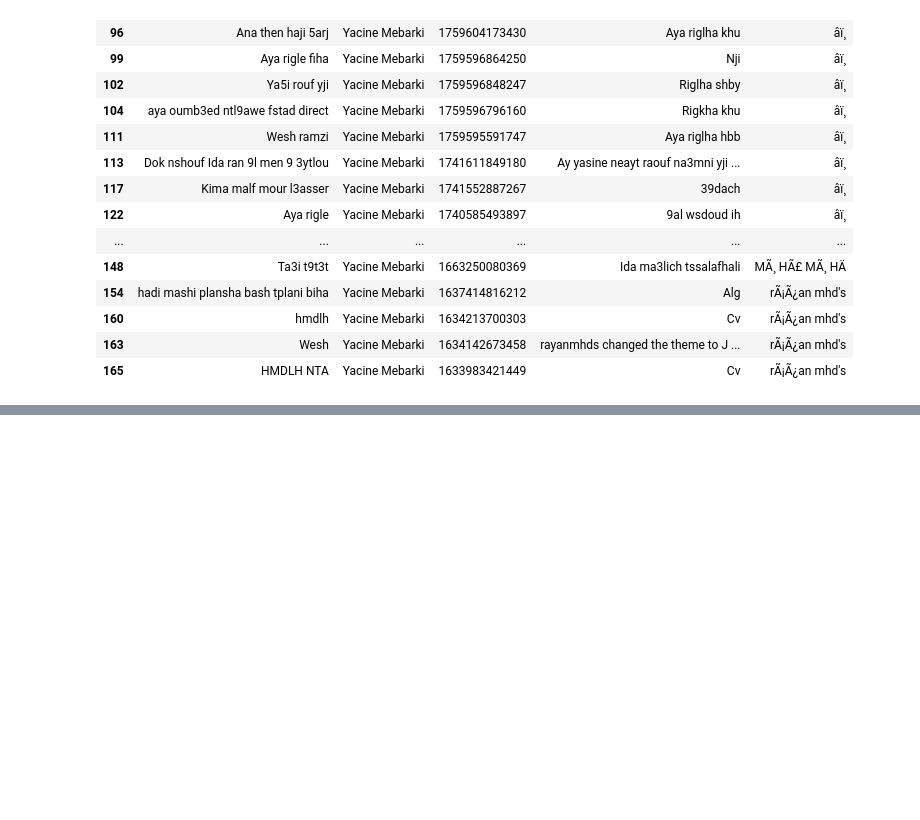
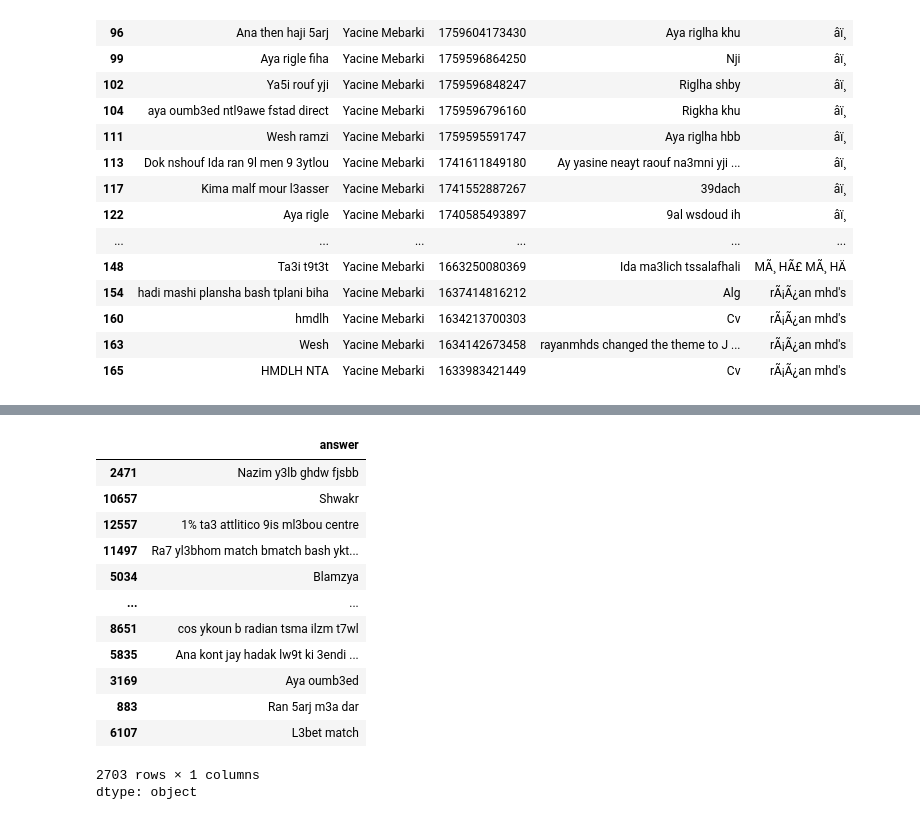
Before and after one commit to yacinemebarki/talk_like_me_gpt, a Jupyter notebook: building_model/Untitled2.ipynb, the cells around one changed output, grey strips where cells are left out. Cells and saved outputs as stored; diff of their text form; code cells hidden in the pictures; blank space fills up the shorter version.

```diff
--- a/building_model/Untitled2.ipynb
+++ b/building_model/Untitled2.ipynb
@@ -270,10 +270,5 @@ from sklearn.model_selection import train_test_split
 df=df.reset_index()
 df=df.drop(columns=["index"])
 # %%
-x=df["answer"]
-y=df["message"]
+x=df["message"]
+y=df["answer"]
-# %%
-tok_m=Tokenizer()
-tok_a=Tokenizer()
-tok_m.fit_on_texts(x)
-tok_a.fit_on_texts(y)
@@ -279,0 +286,2 @@ tok_a.fit_on_texts(y)
+# %%
+x_train,x_test,y_train,y_test=train_test_split(x,y,test_size=0.2,random_state=42)
@@ -283,5 +311,3 @@ y_seq=tok_a.texts_to_sequences(y)
 # %%
 x_seq=pad_sequences(x_seq,maxlen=32)
 y_seq=pad_sequences(y_seq,maxlen=32)
-# %%
-x_train,x_test,y_train,y_test=train_test_split(x_seq,y_seq,test_size=0.2,random_state=42)
@@ -288,2 +324,19 @@ x_train,x_test,y_train,y_test=train_test_split(x_seq,y_seq,test_size=0.2,random_
+# %%
+y_test
+# %% [output]
+|  | answer |
+| 2471 | Nazim y3lb ghdw fjsbb |
+| 10657 | Shwakr |
+| 12557 | 1% ta3 attlitico 9is ml3bou centre |
+| 11497 | Ra7 yl3bhom match bmatch bash ykt... |
+| 5034 | Blamzya |
+| ... | ... |
+| 8651 | cos ykoun b radian tsma ilzm t7wl |
+| 5835 | Ana kont jay hadak lw9t ki 3endi ... |
+| 3169 | Aya oumb3ed |
+| 883 | Ran 5arj m3a dar |
+| 6107 | L3bet match |
+2703 rows × 1 columns
+dtype: object
 # %%
 model=models.Sequential()
```
Also changed, not shown: parts of 27 cells of this notebook.
